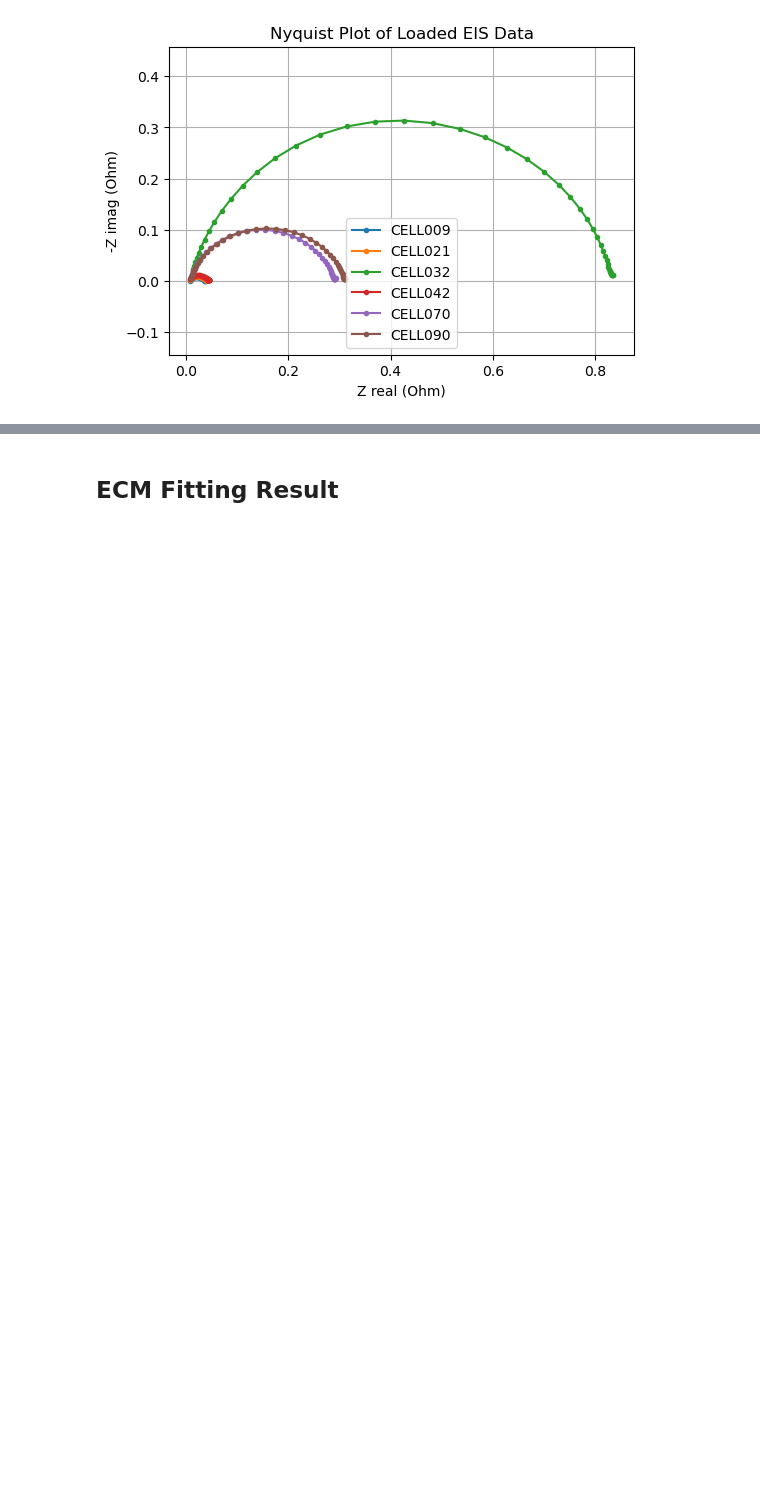
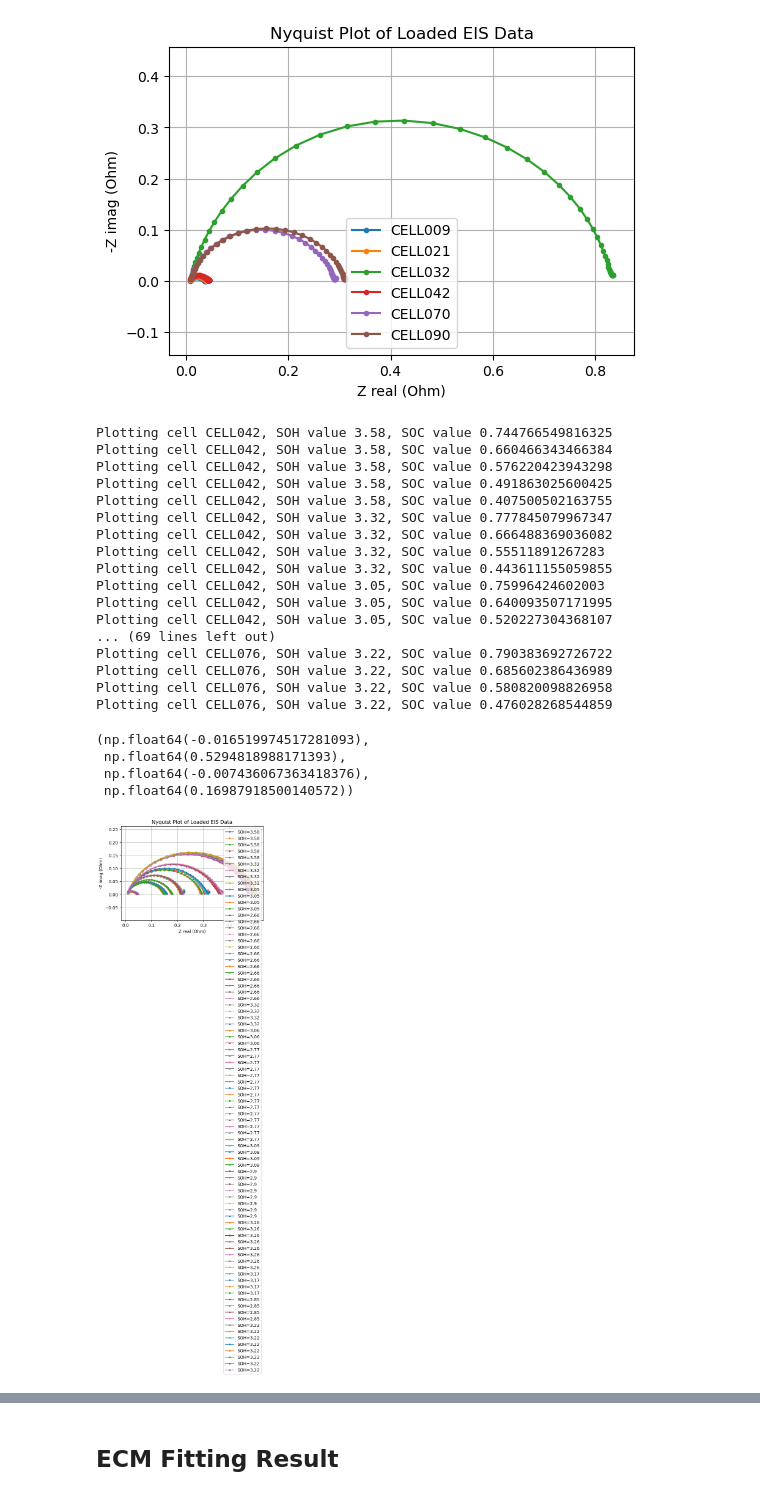
Before and after one commit to ZxZhang914/ECM-battery-research, a Jupyter notebook: visualization.ipynb, the cells around one changed output, grey strips where cells are left out. Cells and saved outputs as stored; diff of their text form; code cells hidden in the pictures; blank space fills up the shorter version.

Commit message:
add raw data visualization

```diff
--- a/visualization.ipynb
+++ b/visualization.ipynb
@@ -213,3 +213,56 @@ plt.axis('equal')
  np.float64(-0.01564581404439223),
  np.float64(0.3290490716617165))
 [figure]
+# %%
+cells_to_plot = ["CELL042", "CELL050", "CELL013",  "CELL045", "CELL054", "CELL076"]
+plt.figure(figsize=(6,4))
+for c in cells_to_plot:
+    celli_metadata = BATTERY_METADATA[c]
+    celli_EISdata = BATTERY_EISDATA[c]
+    for soh_i in range(celli_metadata["num_soh"]):
+        soh_metadata = celli_metadata["soh"][soh_i]
+        soh_dic = celli_EISdata[soh_i]
+        soh_val = round(soh_metadata["capacity"],2)
+
+
+        for soc_i in range(soh_metadata["num_soc"]):
+            soc_dic = soh_dic[soc_i]
+            soc_val = soh_metadata["soc"][soc_i]
+            # select between soc 40 to 80
+            if 0.4 <= soc_val <= 0.8:
+                freq = soc_dic["freq"]
+                Z_real = soc_dic["Z_real"]
+                Z_imag = soc_dic["Z_imag"]
+                print(f"Plotting cell {c}, SOH value {soh_val}, SOC value {soc_val}")
+                plt.plot(Z_real, -Z_imag, marker='o', markersize=3, linestyle='-', label=f"SOH={soh_val}")
+
+                # plt.plot(Z_real, -Z_imag, marker='o', markersize=3, linestyle='-', label=f"SOH={c}, Cap={soh_val}, SOC={soc_val}")
+plt.xlabel("Z real (Ohm)")
+plt.ylabel("-Z imag (Ohm)")
+plt.legend()
+plt.title("Nyquist Plot of Loaded EIS Data")
+plt.grid(True)
+plt.axis('equal')
+# %% [output]
+Plotting cell CELL042, SOH value 3.58, SOC value 0.744766549816325
+Plotting cell CELL042, SOH value 3.58, SOC value 0.660466343466384
+Plotting cell CELL042, SOH value 3.58, SOC value 0.576220423943298
+Plotting cell CELL042, SOH value 3.58, SOC value 0.491863025600425
+Plotting cell CELL042, SOH value 3.58, SOC value 0.407500502163755
+Plotting cell CELL042, SOH value 3.32, SOC value 0.777845079967347
+Plotting cell CELL042, SOH value 3.32, SOC value 0.666488369036082
+Plotting cell CELL042, SOH value 3.32, SOC value 0.55511891267283
+Plotting cell CELL042, SOH value 3.32, SOC value 0.443611155059855
+Plotting cell CELL042, SOH value 3.05, SOC value 0.75996424602003
+Plotting cell CELL042, SOH value 3.05, SOC value 0.640093507171995
+Plotting cell CELL042, SOH value 3.05, SOC value 0.520227304368107
+... (69 lines left out)
+Plotting cell CELL076, SOH value 3.22, SOC value 0.790383692726722
+Plotting cell CELL076, SOH value 3.22, SOC value 0.685602386436989
+Plotting cell CELL076, SOH value 3.22, SOC value 0.580820098826958
+Plotting cell CELL076, SOH value 3.22, SOC value 0.476028268544859
+(np.float64(-0.016519974517281093),
+ np.float64(0.5294818988171393),
+ np.float64(-0.007436067363418376),
+ np.float64(0.16987918500140572))
+[figure, added]
```
Also changed, not shown: parts of 1 cell of this notebook, 1 other file.
